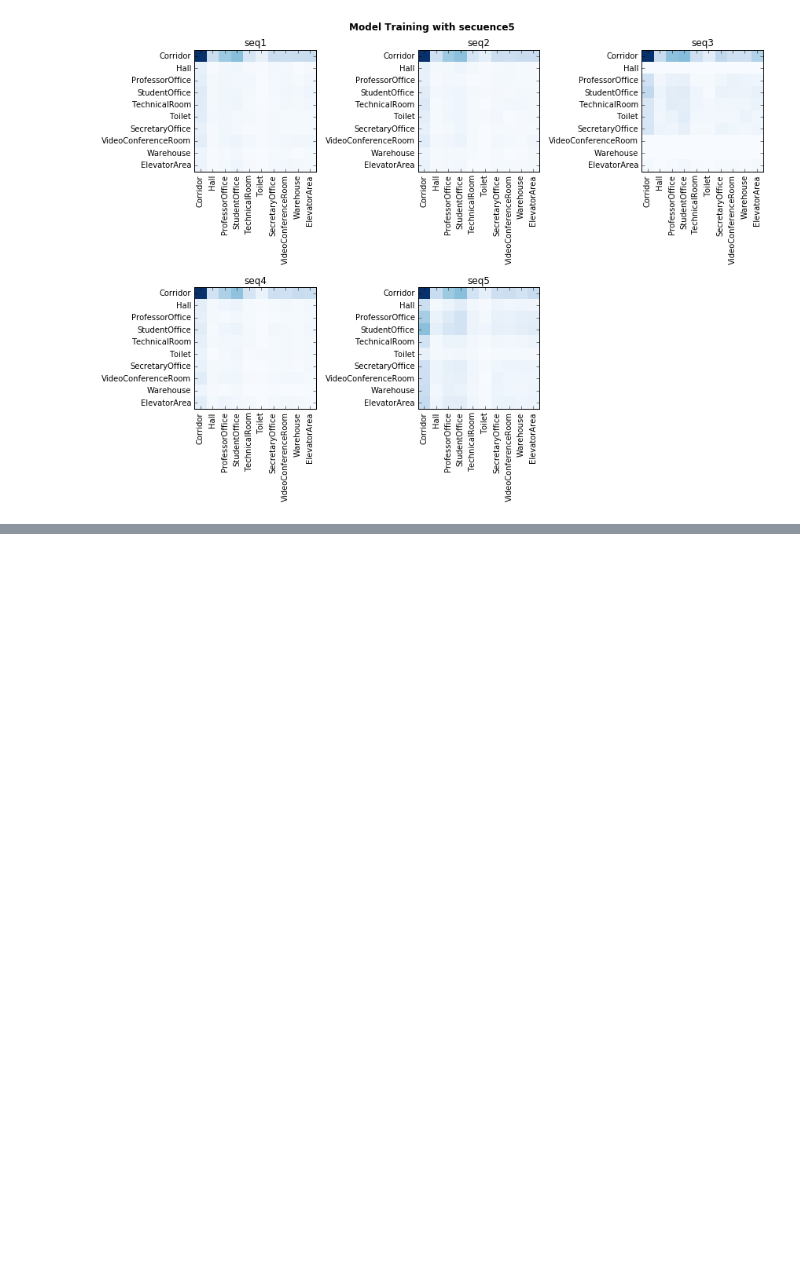
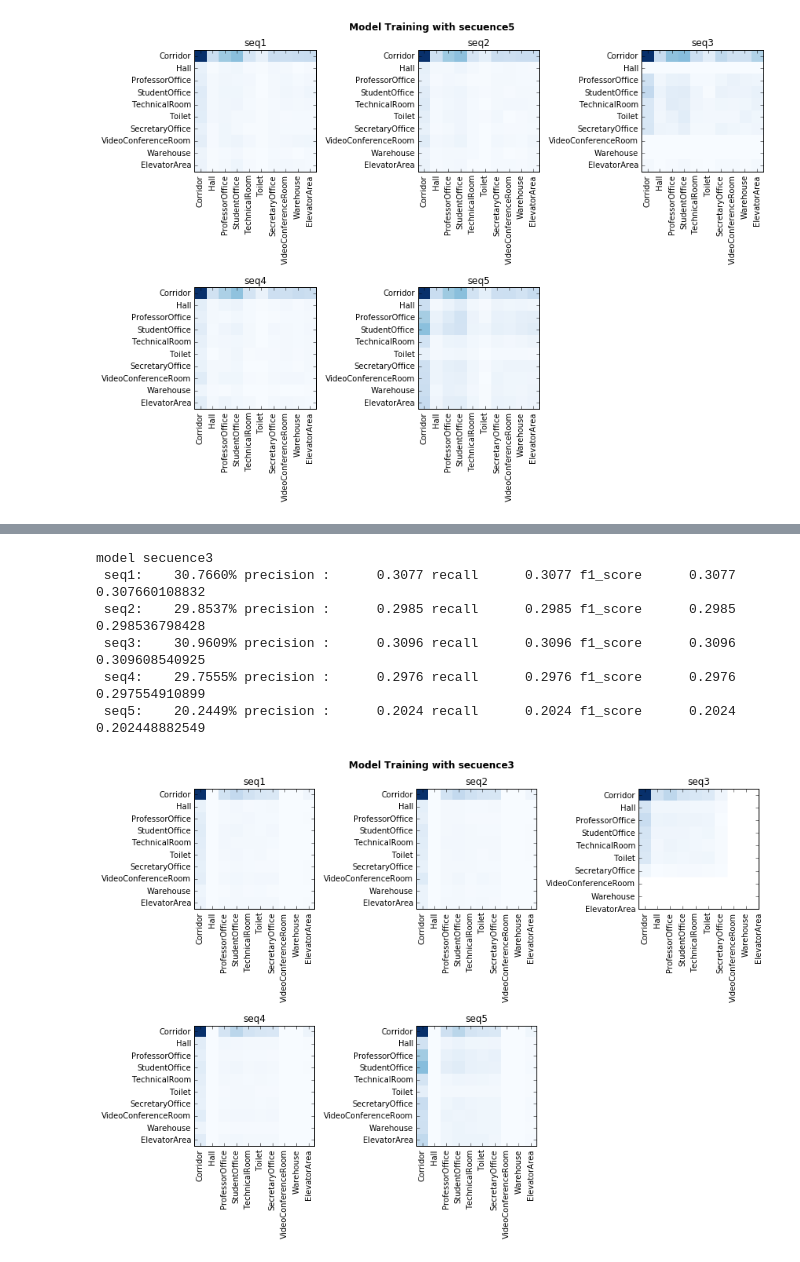
Before and after one commit to q3luis/pfc, a Jupyter notebook: notebooks/Evaluación para PFC.ipynb, the cells around one changed output, grey strips where cells are left out. Drawn from its saved outputs; the diff is of its cells as text; code cells hidden in the pictures; blank space fills up the shorter version.

```diff
--- a/notebooks/Evaluación para PFC.ipynb
+++ b/notebooks/Evaluación para PFC.ipynb
@@ -146,0 +179,21 @@ model secuence2
+# %%
+path="../data/results/evaluate_seq3_50_vs_all.pkl"
+Y= load_result(path)
+
+seq_model_label=['secuence3']
+seq_dataset_label=['seq1','seq2','seq3','seq4','seq5']
+
+evaluate(Y,seq_model_label,seq_dataset_label,class_labels)
+# %% [output]
+model secuence3
+ seq1:    30.7660% precision :      0.3077 recall      0.3077 f1_score      0.3077
+0.307660108832
+ seq2:    29.8537% precision :      0.2985 recall      0.2985 f1_score      0.2985
+0.298536798428
+ seq3:    30.9609% precision :      0.3096 recall      0.3096 f1_score      0.3096
+0.309608540925
+ seq4:    29.7555% precision :      0.2976 recall      0.2976 f1_score      0.2976
+0.297554910899
+ seq5:    20.2449% precision :      0.2024 recall      0.2024 f1_score      0.2024
+0.202448882549
+[figure, added]
```
Also changed, not shown: parts of 4 cells of this notebook, 11 other files.
